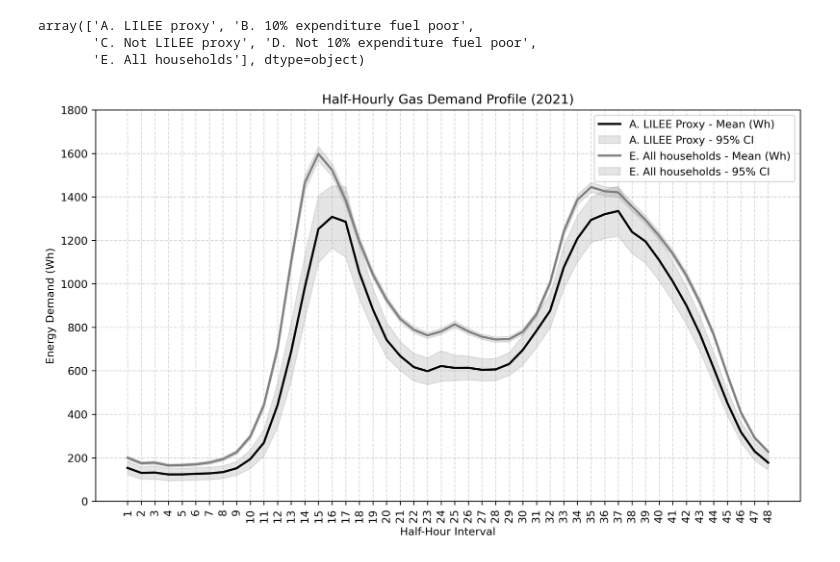
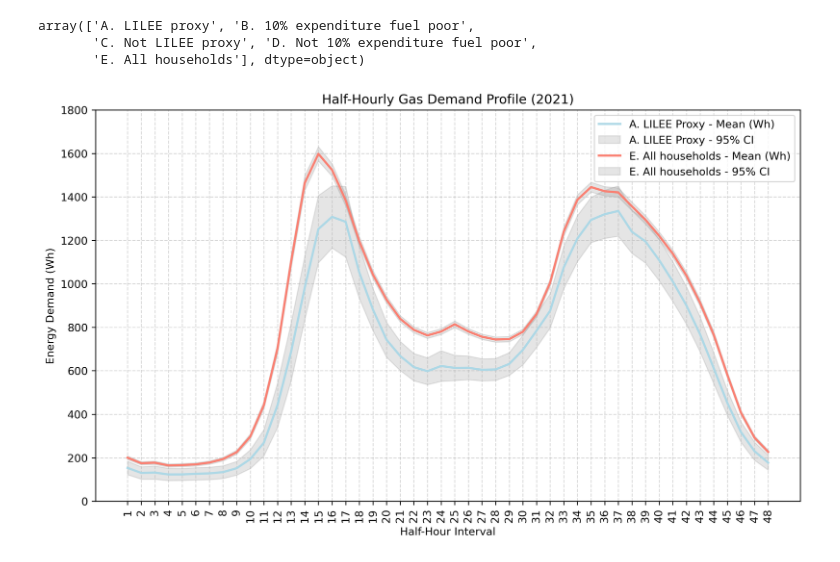
Before and after one commit to lin-zheng-uk/CFP_data_analysis, a Jupyter notebook: data_analysis.ipynb, the cells around one changed output. Saved outputs shown, nothing was run; the diff lists cells and outputs as text; code cells hidden in the pictures.

Commit message:
procuded more example plot for catch-up meeting with LE

```diff
--- a/data_analysis.ipynb
+++ b/data_analysis.ipynb
@@ -230,7 +230,7 @@ plt.plot(
     merged_data['Interval'],
     merged_data['Value_mean'],
     label='A. LILEE Proxy - Mean (Wh)',
-    color='black',
+    color='lightblue',
     linewidth=2
 )
 plt.fill_between(
@@ -243,32 +243,32 @@ plt.fill_between(
 )
 
 # Plot 'E. All households'
 plt.plot(
     merged_data_not_lilee['Interval'],
     merged_data_not_lilee['Value_mean'],
     label='E. All households - Mean (Wh)',
-    color='grey',
+    color='salmon',
     linewidth=2
 )
 plt.fill_between(
     merged_data_not_lilee['Interval'],
     merged_data_not_lilee['CI_Lower'],
     merged_data_not_lilee['CI_Upper'],
     color='grey',
     alpha=0.2,
     label='E. All households - 95% CI'
 )
 
 # Add labels, legend, and formatting
 plt.xticks(ticks=range(1, 49), labels=range(1, 49), rotation=90)
 plt.ylim(0, 1800)
 plt.title('Half-Hourly Gas Demand Profile (2021)')
 plt.xlabel('Half-Hour Interval')
 plt.ylabel('Energy Demand (Wh)')
 plt.legend(loc='upper right')
 plt.grid(visible=True, linestyle='--', alpha=0.5)
 plt.tight_layout()
 plt.savefig("./plots/half_hourly_gas_demand_profile_2021_LILEE_vs_All.png")
 plt.show()
 # %% [output]
-[figure, old version]
+[figure, new version]
```
Also changed, not shown: parts of 9 cells of this notebook, 1 other file.
